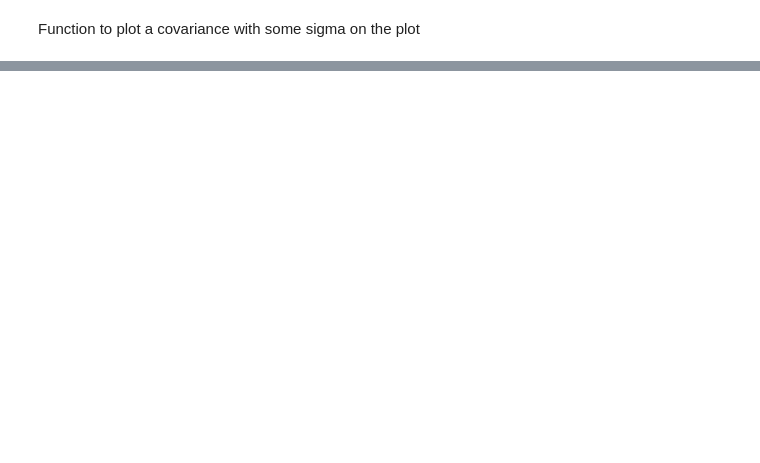
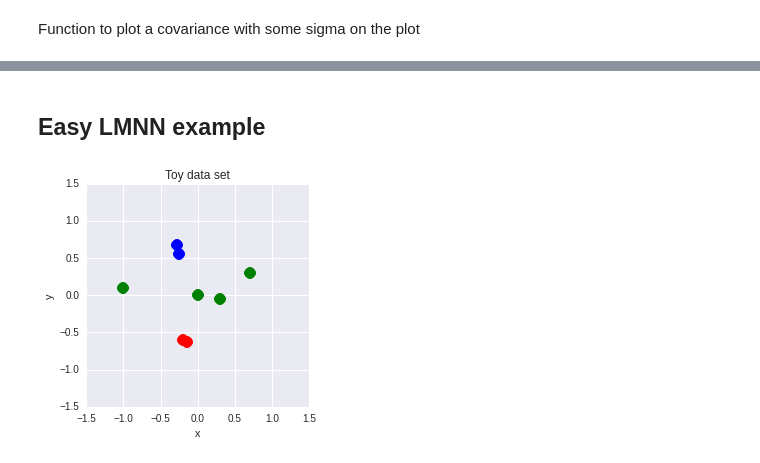
Before and after one commit to I2Cvb/prostate, a Jupyter notebook: notebook/imbalancing-thinkbook.ipynb, the cells around one changed output, grey strips where cells are left out. Saved outputs shown, nothing was run; the diff lists cells and outputs as text; code cells hidden in the pictures; blank space fills up the shorter version.

```diff
--- a/notebook/imbalancing-thinkbook.ipynb
+++ b/notebook/imbalancing-thinkbook.ipynb
@@ -191,0 +314,35 @@ print np.sum(np.sum(np.cov(x_s.T)))
+# %% [markdown]
+## Easy LMNN example
+# %%
+x = np.array([[0,0],[-1,0.1],[0.3,-0.05],[0.7,0.3],[-0.2,-0.6],[-0.15,-0.63],[-0.25,0.55],[-0.28,0.67]])
+y = np.array([0,0,0,0,1,1,2,2])
+# %%
+import matplotlib.pyplot as pyplot
+
+%matplotlib inline
+
+def plot_data(features,labels,axis,alpha=1.0):
+    # separate features according to their class
+    X0,X1,X2 = features[labels==0], features[labels==1], features[labels==2]
+
+    # class 0 data
+    axis.plot(X0[:,0], X0[:,1], 'o', color='green', markersize=12, alpha=alpha)
+    # class 1 data
+    axis.plot(X1[:,0], X1[:,1], 'o', color='red', markersize=12, alpha=alpha)
+    # class 2 data
+    axis.plot(X2[:,0], X2[:,1], 'o', color='blue', markersize=12, alpha=alpha)
+
+    # set axes limits
+    axis.set_xlim(-1.5,1.5)
+    axis.set_ylim(-1.5,1.5)
+    axis.set_aspect('equal')
+
+    axis.set_xlabel('x')
+    axis.set_ylabel('y')
+
+figure,axis = plt.subplots(1,1)
+plot_data(x,y,axis)
+axis.set_title('Toy data set')
+plt.show()
+# %% [output]
+[figure, added]
```
Also changed, not shown: parts of 7 cells of this notebook.
